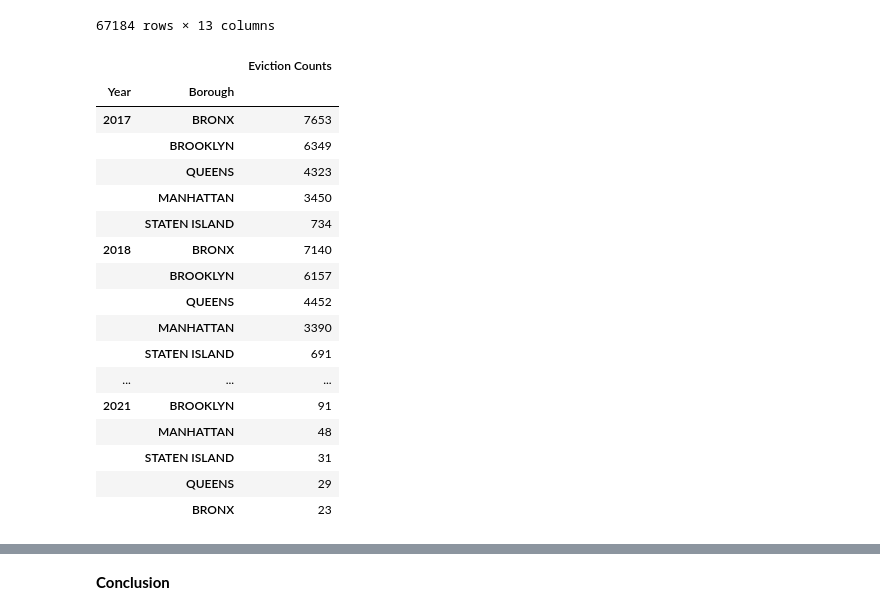
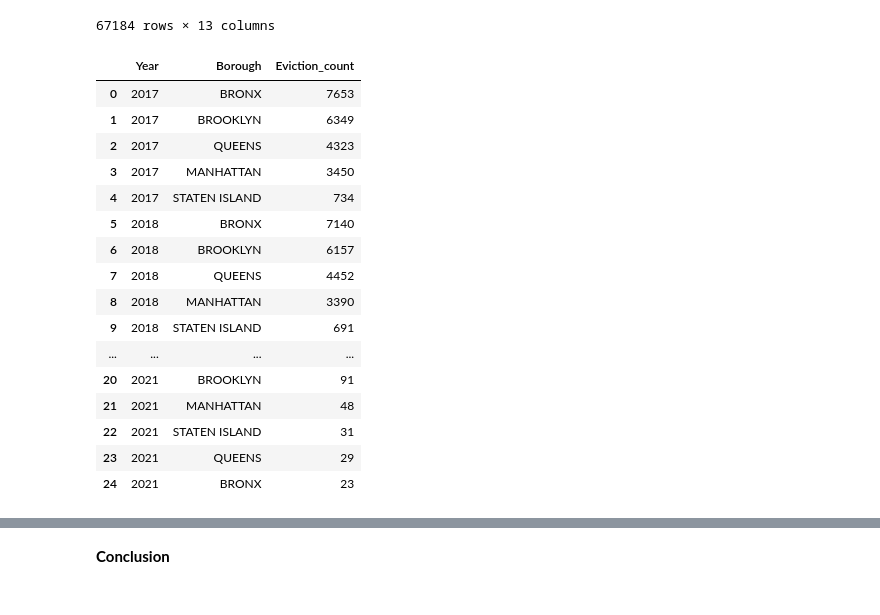
Before and after one commit to mmsouza114/Project01-Evictions, a Jupyter notebook: explore-clean-prepare.ipynb, the cells around one changed output, grey strips where cells are left out. Saved outputs shown, nothing was run; the diff lists cells and outputs as text; code cells hidden in the pictures.

```diff
--- a/explore-clean-prepare.ipynb
+++ b/explore-clean-prepare.ipynb
@@ -474,25 +474,24 @@ df_subset
 # %%
 # removing rows from 2022 since there is not a full year of data to give an accurate comparable analysis
 cleaned = df_subset.query('Year != 2022')
 # getting the eviction count for each borough per year
-borough_year = cleaned.groupby('Year').Borough.value_counts().to_frame('Eviction Counts')
+borough_year = cleaned.groupby('Year').Borough.value_counts().reset_index(name='Eviction_count')
 borough_year
 # %% [output]
-|  |  | Eviction Counts |
-| Year | Borough |  |
-| 2017 | BRONX | 7653 |
-|  | BROOKLYN | 6349 |
-|  | QUEENS | 4323 |
-|  | MANHATTAN | 3450 |
-|  | STATEN ISLAND | 734 |
-| 2018 | BRONX | 7140 |
-|  | BROOKLYN | 6157 |
-|  | QUEENS | 4452 |
-|  | MANHATTAN | 3390 |
-|  | STATEN ISLAND | 691 |
-| ... | ... | ... |
-| 2021 | BROOKLYN | 91 |
-|  | MANHATTAN | 48 |
-|  | STATEN ISLAND | 31 |
-|  | QUEENS | 29 |
-|  | BRONX | 23 |
+|  | Year | Borough | Eviction_count |
+| 0 | 2017 | BRONX | 7653 |
+| 1 | 2017 | BROOKLYN | 6349 |
+| 2 | 2017 | QUEENS | 4323 |
+| 3 | 2017 | MANHATTAN | 3450 |
+| 4 | 2017 | STATEN ISLAND | 734 |
+| 5 | 2018 | BRONX | 7140 |
+| 6 | 2018 | BROOKLYN | 6157 |
+| 7 | 2018 | QUEENS | 4452 |
+| 8 | 2018 | MANHATTAN | 3390 |
+| 9 | 2018 | STATEN ISLAND | 691 |
+| ... | ... | ... | ... |
+| 20 | 2021 | BROOKLYN | 91 |
+| 21 | 2021 | MANHATTAN | 48 |
+| 22 | 2021 | STATEN ISLAND | 31 |
+| 23 | 2021 | QUEENS | 29 |
+| 24 | 2021 | BRONX | 23 |
```
Also changed, not shown: parts of 16 cells of this notebook, 3 other files.
